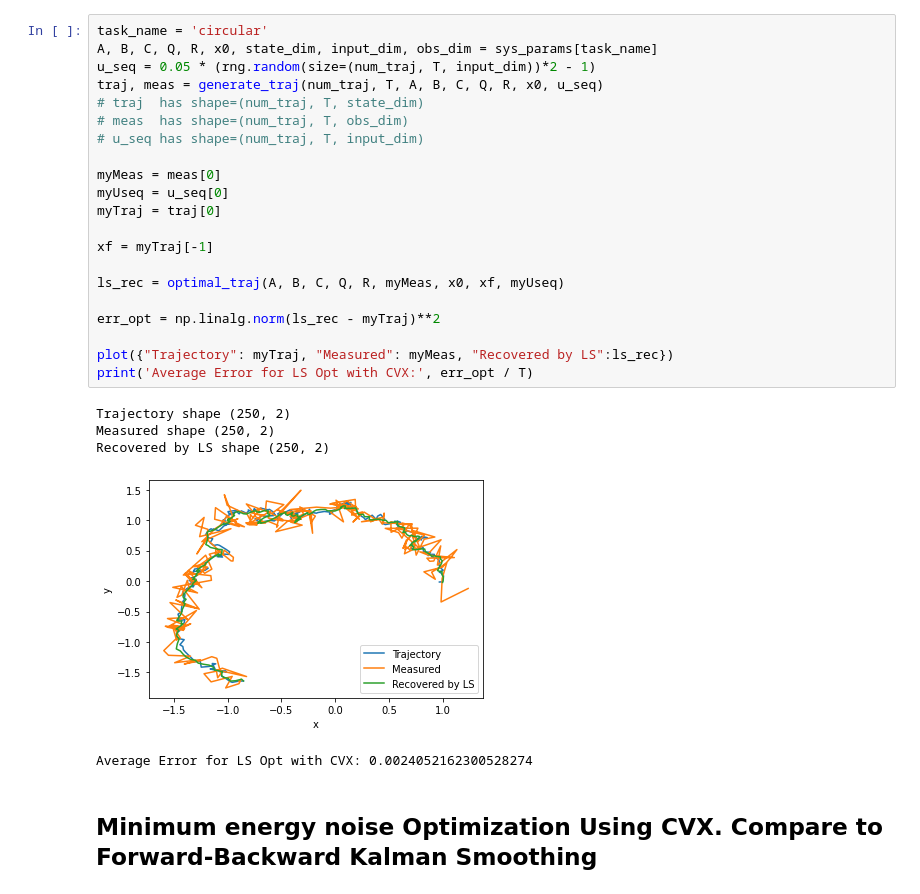
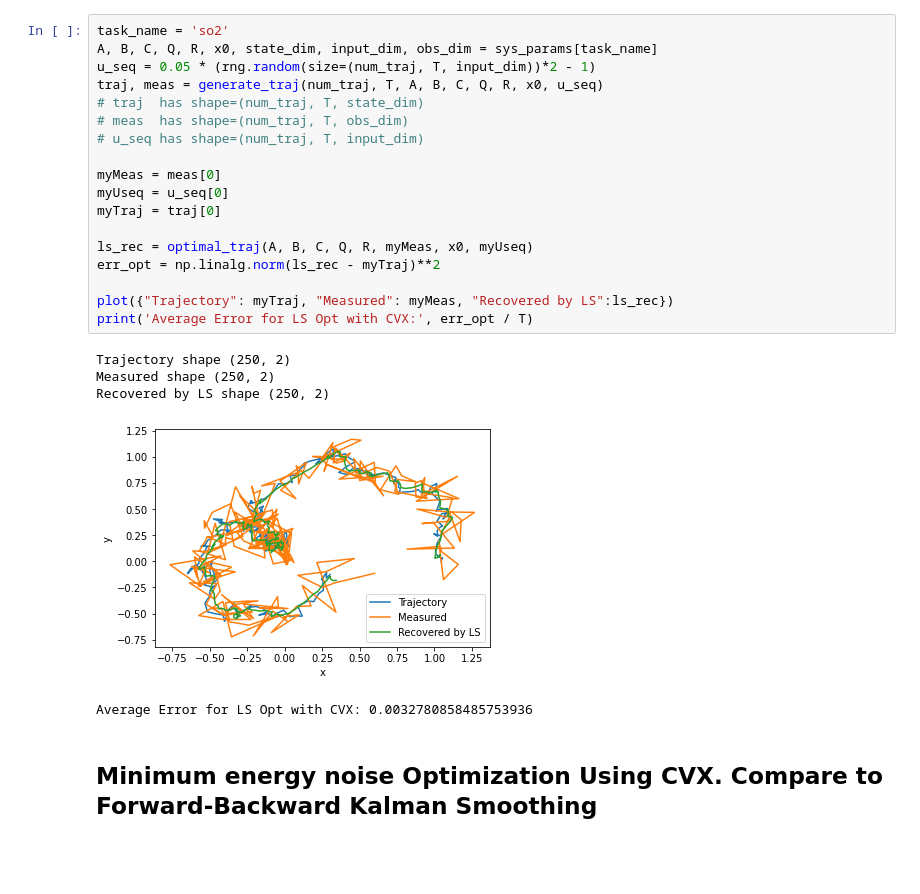
Before and after one commit to ssanghavi404/transformers-dynamical-systems, a Jupyter notebook: fwdbkwdKF_OptimalLS_tests.ipynb, the cells around one changed output. Saved outputs shown, nothing was run; the diff lists cells and outputs as text; blank space fills up the shorter version.

```diff
--- a/fwdbkwdKF_OptimalLS_tests.ipynb
+++ b/fwdbkwdKF_OptimalLS_tests.ipynb
@@ -21,30 +19,27 @@ ImportError('dlopen(/Users/sagarasanghavi/.pyenv/versions/3.7.7/lib/python3.7/si
 # %%
-task_name = 'circular'
+task_name = 'so2'
 A, B, C, Q, R, x0, state_dim, input_dim, obs_dim = sys_params[task_name]
 u_seq = 0.05 * (rng.random(size=(num_traj, T, input_dim))*2 - 1)
 traj, meas = generate_traj(num_traj, T, A, B, C, Q, R, x0, u_seq)
 # traj  has shape=(num_traj, T, state_dim)
 # meas  has shape=(num_traj, T, obs_dim)
 # u_seq has shape=(num_traj, T, input_dim)
 
 myMeas = meas[0]
 myUseq = u_seq[0]
 myTraj = traj[0]
 
-xf = myTraj[-1]
-
-ls_rec = optimal_traj(A, B, C, Q, R, myMeas, x0, xf, myUseq)
-
+ls_rec = optimal_traj(A, B, C, Q, R, myMeas, x0, myUseq)
 err_opt = np.linalg.norm(ls_rec - myTraj)**2
 
 plot({"Trajectory": myTraj, "Measured": myMeas, "Recovered by LS":ls_rec})
 print('Average Error for LS Opt with CVX:', err_opt / T)
 # %% [output]
 Trajectory shape (250, 2)
 Measured shape (250, 2)
 Recovered by LS shape (250, 2)
-[figure, old version]
+[figure, new version]
-Average Error for LS Opt with CVX: 0.0024052162300528274
+Average Error for LS Opt with CVX: 0.0032780858485753936
 # %% [markdown]
 ## Minimum energy noise Optimization Using CVX. Compare to Forward-Backward Kalman Smoothing
 # %%
```
Also changed, not shown: parts of 2 cells of this notebook, 5 other files.
